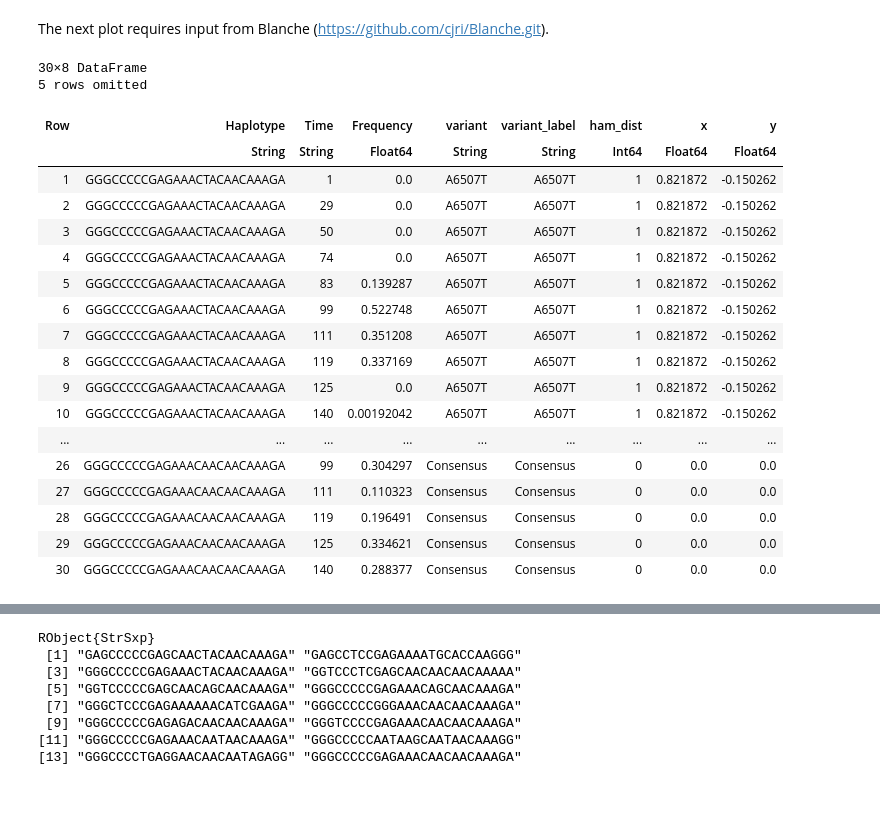
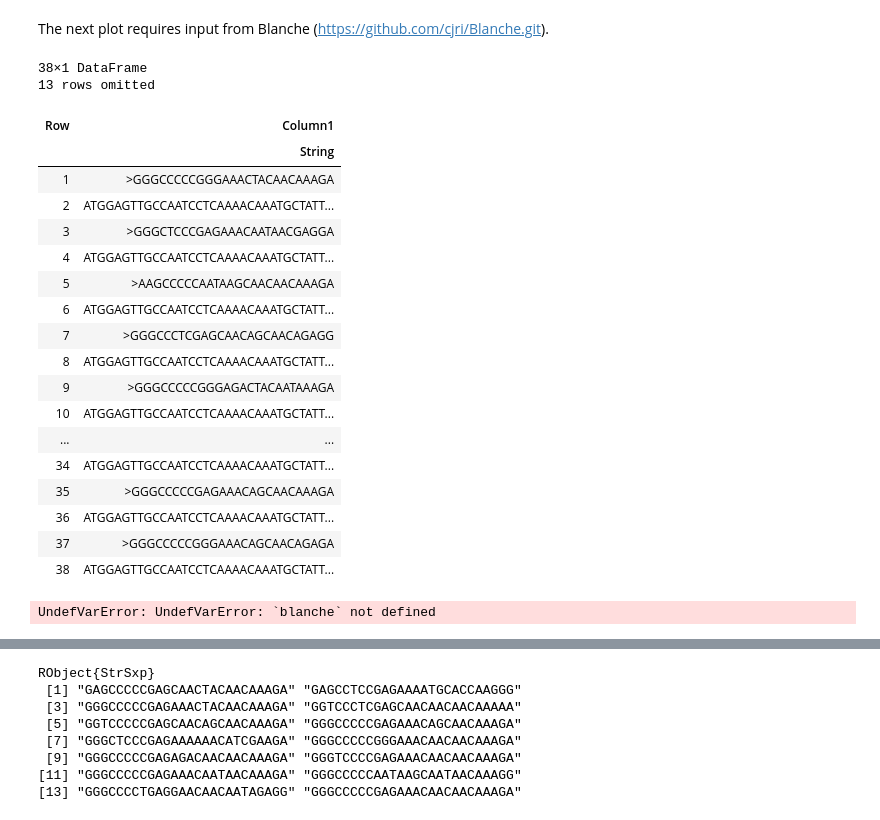
Before and after one commit to ewanwsmith/RSV_haplotype_reconstruction, a Jupyter notebook: src/haplotypes.ipynb, the cells around one changed output, grey strips where cells are left out. Drawn from its saved outputs; the diff is of its cells as text; code cells hidden in the pictures.

```diff
--- a/src/haplotypes.ipynb
+++ b/src/haplotypes.ipynb
@@ -7,6 +7,9 @@ haps_path = "/Users/e.smith.5/Documents/PhD/RSV_project/RSV_haplotype_reconstruc
 #path to the Times.in file
 times = "/Users/e.smith.5/Documents/PhD/RSV_project/RSV_haplotype_reconstruction/data/samfire/Times.in"
 
+#path to Blanche output file
+blanche_path = "/Users/e.smith.5/Documents/PhD/RSV_project/RSV_haplotype_reconstruction/data/samfire/consensus/consensus0_F/Consensus0_F_19_haplotypes.fa"
+
 #name of the protein used for plotting
 protein_name = "F Protein"
 # %% [output]
@@ -628,21 +652,39 @@ end
 Temporary file deleted successfully.
 # %% [markdown]
 The next plot requires input from Blanche (https://github.com/cjri/Blanche.git).
+# %%
+# Read the .dat file and select the first two columns
+df_coords = CSV.read(blanche_path, DataFrame; header=false, delim=" ", select=[1, 2])
+# %% [output]
+38×1 DataFrame
+13 rows omitted
+| Row | Column1 |
+|  | String |
+| 1 | >GGGCCCCCGGGAAACTACAACAAAGA |
+| 2 | ATGGAGTTGCCAATCCTCAAAACAAATGCTATT... |
+| 3 | >GGGCTCCCGAGAAACAATAACGAGGA |
+| 4 | ATGGAGTTGCCAATCCTCAAAACAAATGCTATT... |
+| 5 | >AAGCCCCCAATAAGCAACAACAAAGA |
+| 6 | ATGGAGTTGCCAATCCTCAAAACAAATGCTATT... |
+| 7 | >GGGCCCTCGAGCAACAGCAACAGAGG |
+| 8 | ATGGAGTTGCCAATCCTCAAAACAAATGCTATT... |
+| 9 | >GGGCCCCCGGGAGACTACAATAAAGA |
+| 10 | ATGGAGTTGCCAATCCTCAAAACAAATGCTATT... |
+| ... | ... |
+| 34 | ATGGAGTTGCCAATCCTCAAAACAAATGCTATT... |
+| 35 | >GGGCCCCCGAGAAACAGCAACAAAGA |
+| 36 | ATGGAGTTGCCAATCCTCAAAACAAATGCTATT... |
+| 37 | >GGGCCCCCGGGAAACAGCAACAGAGA |
+| 38 | ATGGAGTTGCCAATCCTCAAAACAAATGCTATT... |
 # %%
 using CSV
 using DataFrames
 
-# Define the file paths
-blanche_path = "/Users/e.smith.5/Documents/PhD/RSV_project/RSV_haplotype_reconstruction/data/Blanche/F/Consensus0_F_14_haplotypes.dat"
-
-
 # Read the .dat file and select the first two columns
 df_coords = CSV.read(blanche_path, DataFrame; header=false, delim=" ", select=[1, 2])
 
-
-
 # Combine the two DataFrames
-blanche = hcat(df_coords, names)
+blanche = hcat(df_coords, names_df)
 
 # Rename the columns to "x", "y", and "Haplotype"
 rename!(blanche, [:x, :y, :Haplotype])
@@ -669,26 +711,7 @@ haps = innerjoin(haps, blanche, on=:Haplotype)
 # Display the joined dataframe
 haps
 # %% [output]
-30×8 DataFrame
-5 rows omitted
+UndefVarError: UndefVarError: `blanche` not defined
-| Row | Haplotype | Time | Frequency | variant | variant_label | ham_dist | x | y |
-|  | String | String | Float64 | String | String | Int64 | Float64 | Float64 |
-| 1 | GGGCCCCCGAGAAACTACAACAAAGA | 1 | 0.0 | A6507T | A6507T | 1 | 0.821872 | -0.150262 |
-| 2 | GGGCCCCCGAGAAACTACAACAAAGA | 29 | 0.0 | A6507T | A6507T | 1 | 0.821872 | -0.150262 |
-| 3 | GGGCCCCCGAGAAACTACAACAAAGA | 50 | 0.0 | A6507T | A6507T | 1 | 0.821872 | -0.150262 |
-| 4 | GGGCCCCCGAGAAACTACAACAAAGA | 74 | 0.0 | A6507T | A6507T | 1 | 0.821872 | -0.150262 |
-| 5 | GGGCCCCCGAGAAACTACAACAAAGA | 83 | 0.139287 | A6507T | A6507T | 1 | 0.821872 | -0.150262 |
-| 6 | GGGCCCCCGAGAAACTACAACAAAGA | 99 | 0.522748 | A6507T | A6507T | 1 | 0.821872 | -0.150262 |
-| 7 | GGGCCCCCGAGAAACTACAACAAAGA | 111 | 0.351208 | A6507T | A6507T | 1 | 0.821872 | -0.150262 |
-| 8 | GGGCCCCCGAGAAACTACAACAAAGA | 119 | 0.337169 | A6507T | A6507T | 1 | 0.821872 | -0.150262 |
-| 9 | GGGCCCCCGAGAAACTACAACAAAGA | 125 | 0.0 | A6507T | A6507T | 1 | 0.821872 | -0.150262 |
-| 10 | GGGCCCCCGAGAAACTACAACAAAGA | 140 | 0.00192042 | A6507T | A6507T | 1 | 0.821872 | -0.150262 |
-| ... | ... | ... | ... | ... | ... | ... | ... | ... |
-| 26 | GGGCCCCCGAGAAACAACAACAAAGA | 99 | 0.304297 | Consensus | Consensus | 0 | 0.0 | 0.0 |
-| 27 | GGGCCCCCGAGAAACAACAACAAAGA | 111 | 0.110323 | Consensus | Consensus | 0 | 0.0 | 0.0 |
-| 28 | GGGCCCCCGAGAAACAACAACAAAGA | 119 | 0.196491 | Consensus | Consensus | 0 | 0.0 | 0.0 |
-| 29 | GGGCCCCCGAGAAACAACAACAAAGA | 125 | 0.334621 | Consensus | Consensus | 0 | 0.0 | 0.0 |
-| 30 | GGGCCCCCGAGAAACAACAACAAAGA | 140 | 0.288377 | Consensus | Consensus | 0 | 0.0 | 0.0 |
 # %%
 # try using plot_ly()
 
```
Also changed, not shown: parts of 12 cells of this notebook, 8 other files.
